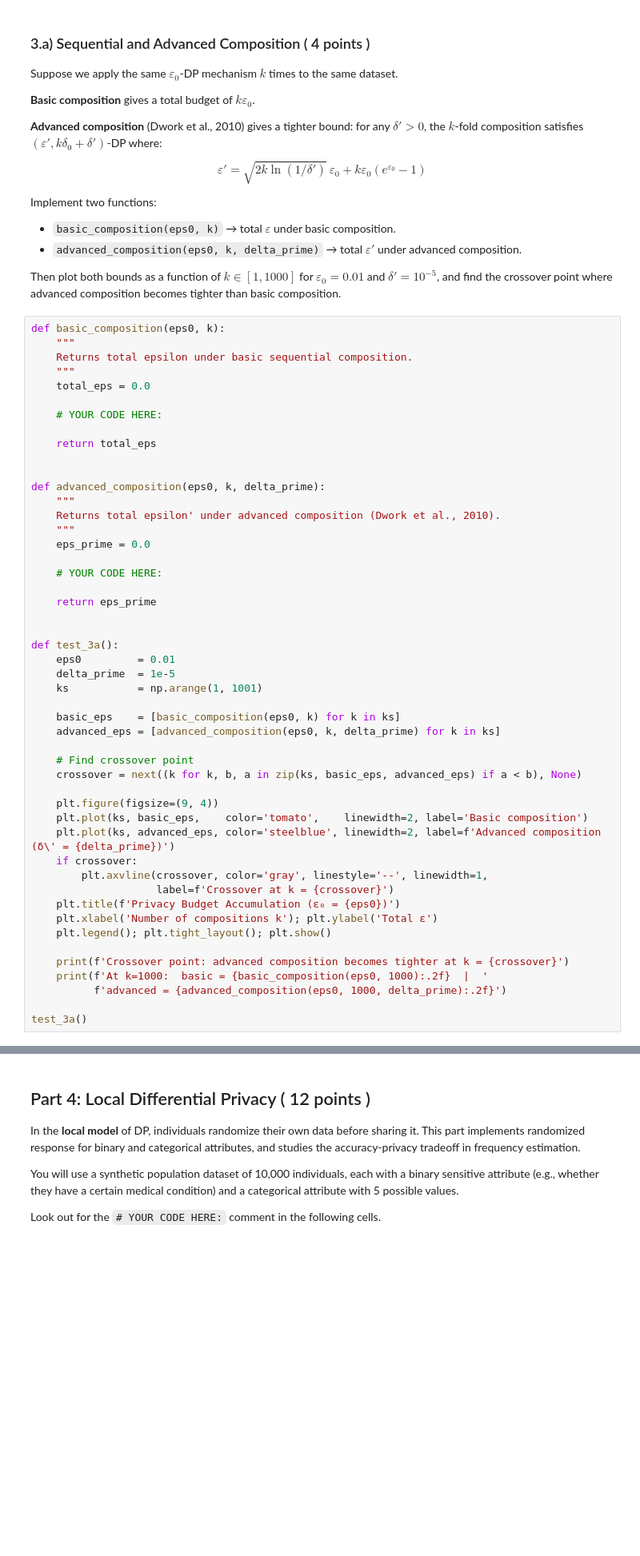
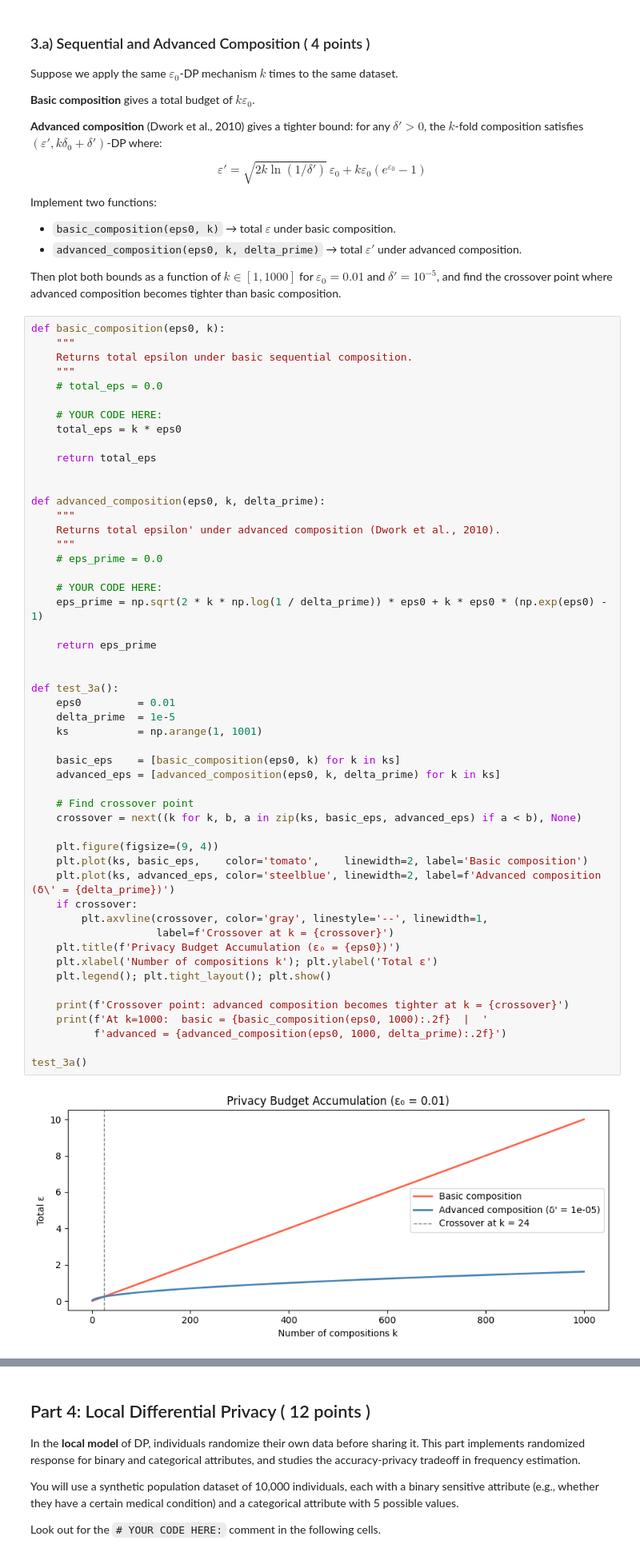
Before and after one commit to tgulur/EEP509-Lab2, a Jupyter notebook: Lab_Differential_Privacy.ipynb, the cells around one changed output, grey strips where cells are left out. Shown at 80% size. Drawn from its saved outputs; the diff is of its cells as text; blank space fills up the shorter version.

```diff
--- a/Lab_Differential_Privacy.ipynb
+++ b/Lab_Differential_Privacy.ipynb
@@ -383,9 +393,10 @@ def basic_composition(eps0, k):
     """
     Returns total epsilon under basic sequential composition.
     """
-    total_eps = 0.0
+    # total_eps = 0.0
 
     # YOUR CODE HERE:
+    total_eps = k * eps0
 
     return total_eps
 
@@ -394,36 +405,39 @@ def advanced_composition(eps0, k, delta_prime):
     """
     Returns total epsilon' under advanced composition (Dwork et al., 2010).
     """
-    eps_prime = 0.0
+    # eps_prime = 0.0
 
     # YOUR CODE HERE:
+    eps_prime = np.sqrt(2 * k * np.log(1 / delta_prime)) * eps0 + k * eps0 * (np.exp(eps0) - 1)
 
     return eps_prime
 
 
 def test_3a():
     eps0         = 0.01
     delta_prime  = 1e-5
     ks           = np.arange(1, 1001)
 
     basic_eps    = [basic_composition(eps0, k) for k in ks]
     advanced_eps = [advanced_composition(eps0, k, delta_prime) for k in ks]
 
     # Find crossover point
     crossover = next((k for k, b, a in zip(ks, basic_eps, advanced_eps) if a < b), None)
 
     plt.figure(figsize=(9, 4))
     plt.plot(ks, basic_eps,    color='tomato',    linewidth=2, label='Basic composition')
     plt.plot(ks, advanced_eps, color='steelblue', linewidth=2, label=f'Advanced composition (δ\' = {delta_prime})')
     if crossover:
         plt.axvline(crossover, color='gray', linestyle='--', linewidth=1,
                     label=f'Crossover at k = {crossover}')
     plt.title(f'Privacy Budget Accumulation (ε₀ = {eps0})')
     plt.xlabel('Number of compositions k'); plt.ylabel('Total ε')
     plt.legend(); plt.tight_layout(); plt.show()
 
     print(f'Crossover point: advanced composition becomes tighter at k = {crossover}')
     print(f'At k=1000:  basic = {basic_composition(eps0, 1000):.2f}  |  '
           f'advanced = {advanced_composition(eps0, 1000, delta_prime):.2f}')
 
 test_3a()
+# %% [output]
+[figure, added]
```
Also changed, not shown: parts of 6 cells of this notebook.
